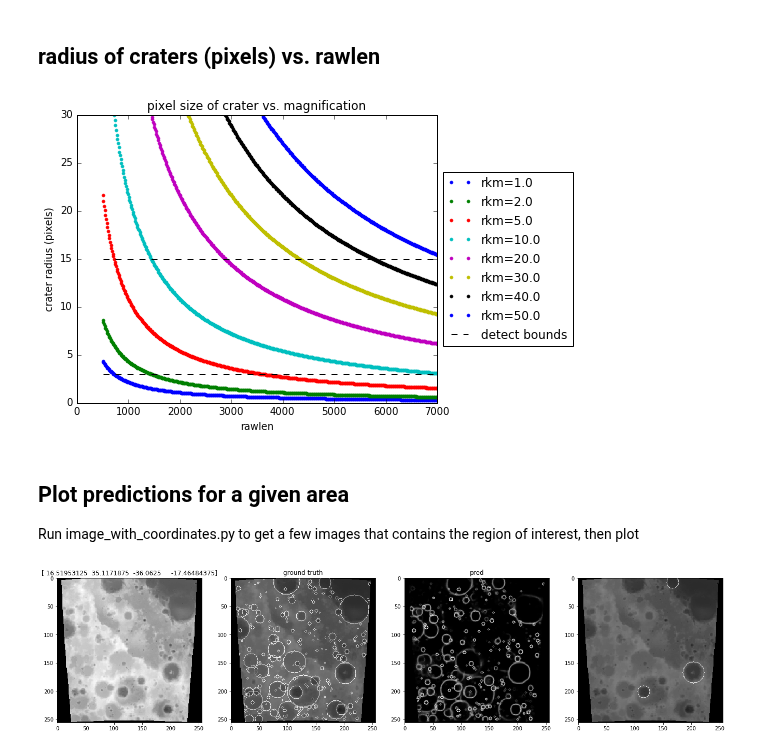
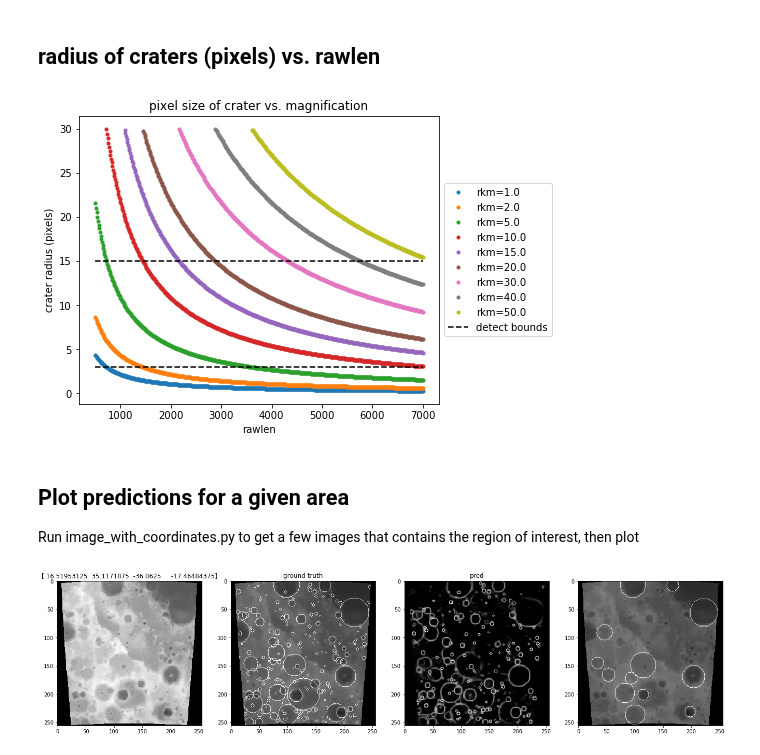
Before and after one commit to silburt/moon-craters, a Jupyter notebook: Image_Plotter.ipynb, the cells around one changed output. Saved outputs shown, nothing was run; the diff lists cells and outputs as text; code cells hidden in the pictures.

```diff
--- a/Image_Plotter.ipynb
+++ b/Image_Plotter.ipynb
@@ -135,26 +135,26 @@ for j in range(Ny):
 # %%
 #automated
 fig = plt.figure(figsize=(10,5))
 ax  = fig.add_subplot(111)
 ax.set_position([0.1,0.1,0.5,0.8])
 rawlens = np.linspace(500,7000,500)
-for rkm in [1,2,5,10,20,30,40,50]:
+for rkm in [1,2,5,10,15,20,30,40,50]:
     bound, r = [], []
     for rawlen in rawlens:
         rpix = rkm/((rawlen/256.)*(np.pi / 180.0)*(1737.4/256))
         if rpix < 30:
             r.append(rpix)
             bound.append(rawlen)
     ax.plot(bound,r,'.',label='rkm=%.1f'%rkm)
 ax.plot([min(rawlens),max(rawlens)],[15,15],'k--',label='detect bounds')
 ax.plot([min(rawlens),max(rawlens)],[3,3],'k--')
 leg = ax.legend(loc = 'center left', bbox_to_anchor = (1.0, 0.5),ncol=1)
 ax.set_ylabel('crater radius (pixels)')
 ax.set_xlabel('rawlen')
 ax.set_title('pixel size of crater vs. magnification')
 plt.savefig('output_dir/images/pix_vs_rawlen.png')
 # %% [output]
-[figure, old version]
+[figure, new version]
 # %% [markdown]
 ## Plot predictions for a given area
 Run image_with_coordinates.py to get a few images that contains the region of interest, then plot
@@ -174,7 +174,7 @@ preds = h5py.File('%s/HEAD_%spreds_n30000_final.hdf5'%(dirssh2,dtype), 'r')[dtyp
 def get_id(i, zeropad=5):
     return 'img_{i:0{zp}d}'.format(i=i, zp=zeropad)
 # %%
-i=865    #49,
+i=865    #49, 865, 1, 622
 f, (ax1, ax2, ax3, ax4) = plt.subplots(1,4, figsize=[23, 8])
 
 img = imgs['input_images'][i]/255.
@@ -196,7 +196,7 @@ minrad=10
 maxrad=50
 llt2=70
 rt=1
-template_thresh=0.6
+template_thresh=0.4
 target_thresh=0.1
 coords = template_match_target(pred,minrad,maxrad,llt2,rt,template_thresh,target_thresh)
 cimg = cv2.cvtColor(pred.astype(np.uint8), cv2.COLOR_GRAY2BGR)
@@ -210,6 +210,6 @@ ax4.imshow(cimg,origin='upper', cmap="Greys_r",alpha=0.5)
 ax2.set_title('ground truth')
 ax3.set_title('pred')
 ax1.set_title(imgs['longlat_bounds'][get_id(i)][...])
-plt.savefig('output_dir/images/large_circ_errs/img%d.png'%i)
+plt.savefig('output_dir/images/large_circ_errs/img%d_tt%.2f.png'%(i,template_thresh))
 # %% [output]
-[figure, old version]
+[figure, new version]
```
Also changed, not shown: 2 other files.
